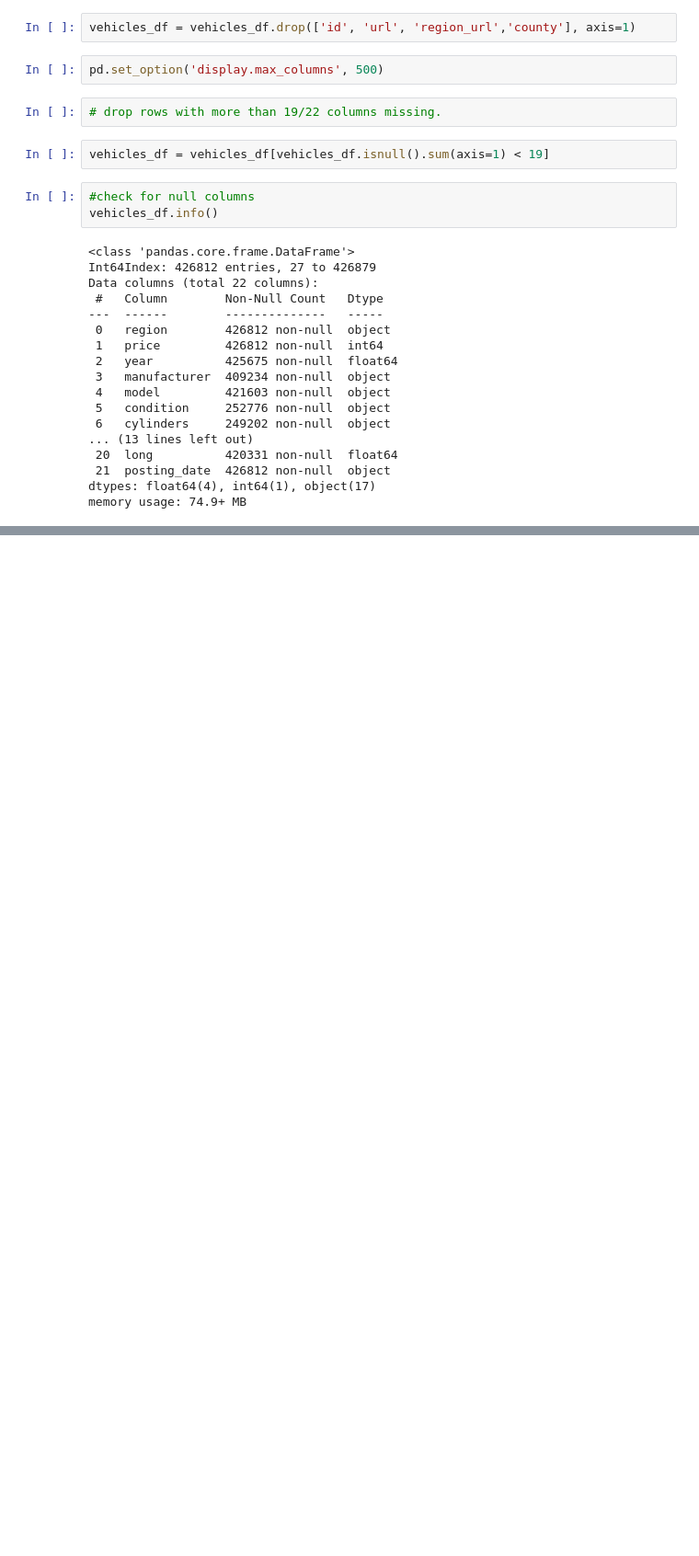
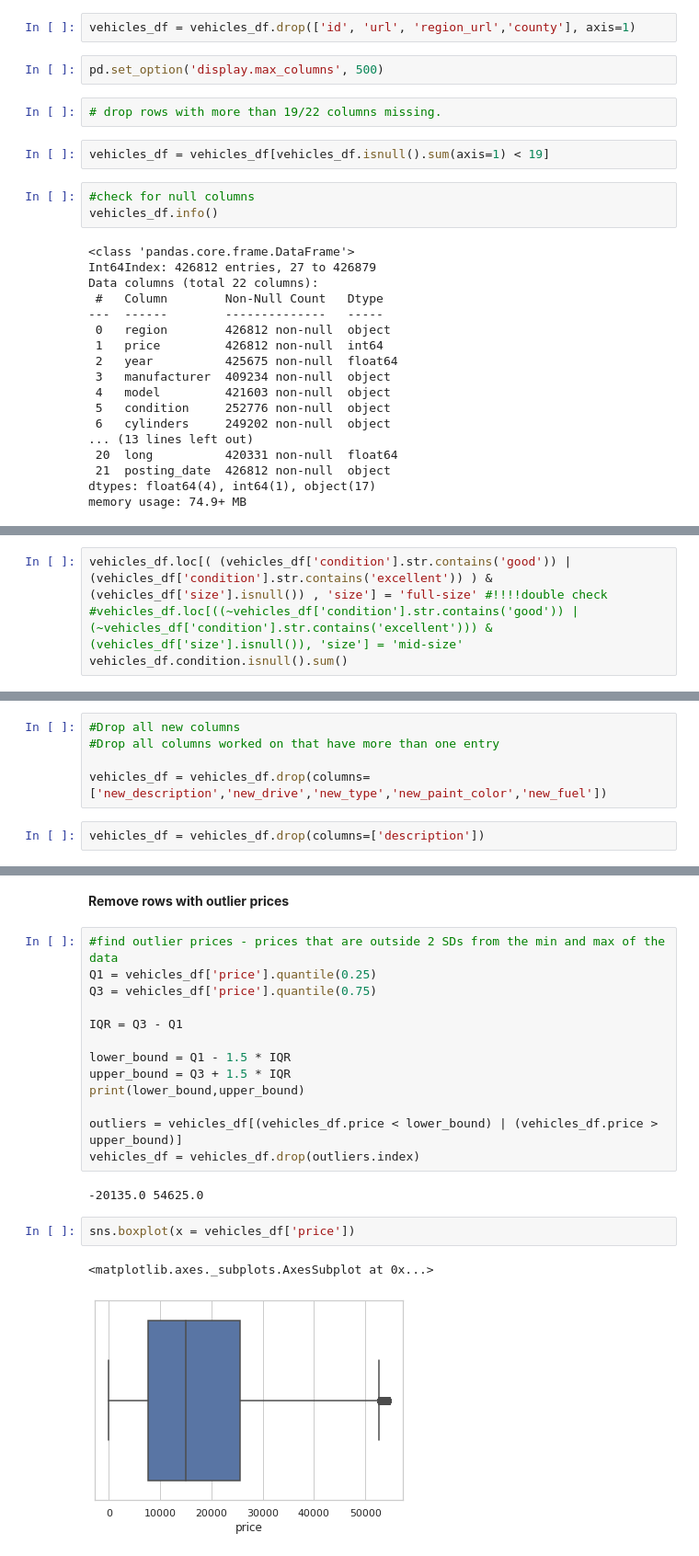
Before and after one commit to Elladuke/SCAMP-FINAL-PROJECT-INDI, a Jupyter notebook: Vehicles_data_analysis.ipynb, the cells around one changed output, grey strips where cells are left out. Shown at 92% size. Cells and saved outputs as stored; diff of their text form; blank space fills up the shorter version.

```diff
--- a/Vehicles_data_analysis.ipynb
+++ b/Vehicles_data_analysis.ipynb
@@ -119,0 +473,4 @@ vehicles_df[vehicles_df.year.isnull()]
+# %%
+vehicles_df.loc[( (vehicles_df['condition'].str.contains('good')) | (vehicles_df['condition'].str.contains('excellent')) ) & (vehicles_df['size'].isnull()) , 'size'] = 'full-size' #!!!!double check
+#vehicles_df.loc[((~vehicles_df['condition'].str.contains('good')) | (~vehicles_df['condition'].str.contains('excellent'))) & (vehicles_df['size'].isnull()), 'size'] = 'mid-size'
+vehicles_df.condition.isnull().sum()
@@ -119,0 +479,7 @@ vehicles_df[vehicles_df.year.isnull()]
+# %%
+#Drop all new columns
+#Drop all columns worked on that have more than one entry
+
+vehicles_df = vehicles_df.drop(columns=['new_description','new_drive','new_type','new_paint_color','new_fuel'])
+# %%
+vehicles_df = vehicles_df.drop(columns=['description'])
@@ -126 +500,23 @@ sns.boxplot(x=vehicles_df.price)
 [figure]
+# %% [markdown]
+**Remove rows with outlier prices**
+# %%
+#find outlier prices - prices that are outside 2 SDs from the min and max of the data
+Q1 = vehicles_df['price'].quantile(0.25)
+Q3 = vehicles_df['price'].quantile(0.75)
+
+IQR = Q3 - Q1
+
+lower_bound = Q1 - 1.5 * IQR
+upper_bound = Q3 + 1.5 * IQR
+print(lower_bound,upper_bound)
+
+outliers = vehicles_df[(vehicles_df.price < lower_bound) | (vehicles_df.price > upper_bound)]
+vehicles_df = vehicles_df.drop(outliers.index)
+# %% [output]
+-20135.0 54625.0
+# %%
+sns.boxplot(x = vehicles_df['price'])
+# %% [output]
+<matplotlib.axes._subplots.AxesSubplot at 0x...>
+[figure, added]
```
Also changed, not shown: parts of 95 cells of this notebook.
